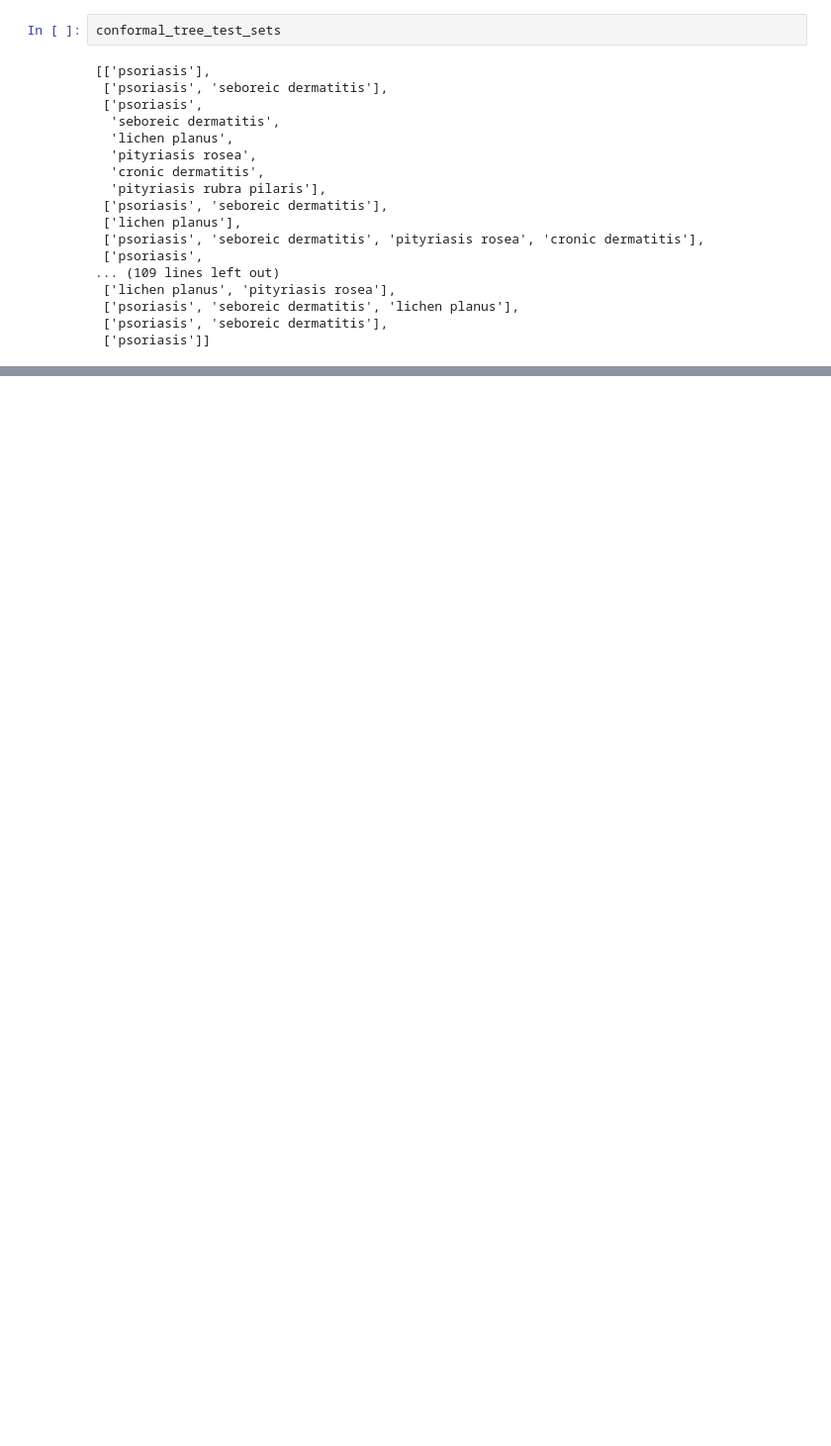
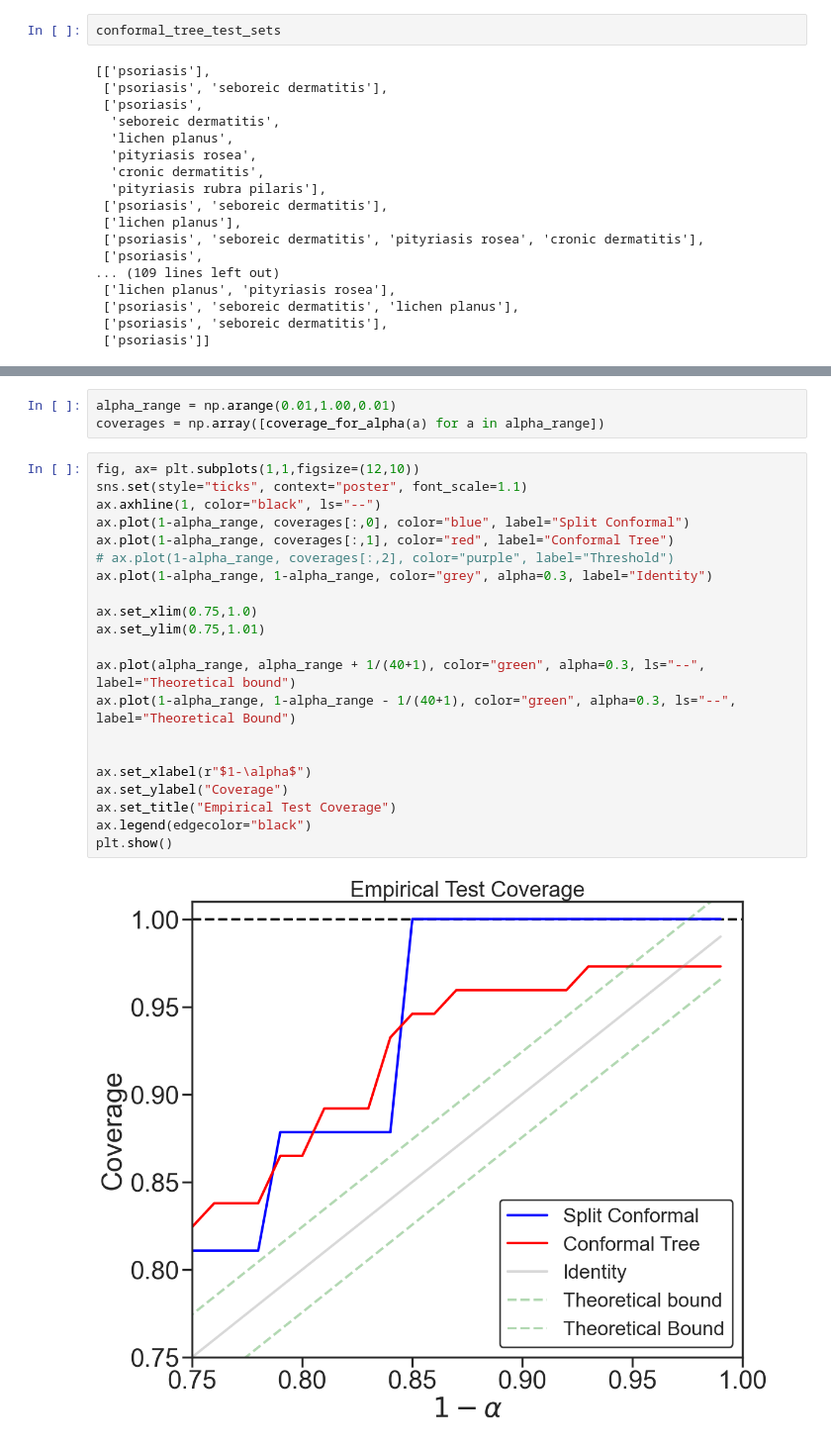
Before and after one commit to JungeumKim/conformal_tree, a Jupyter notebook: classification_demo.ipynb, the cells around one changed output, grey strips where cells are left out. Shown at 99% size. Drawn from its saved outputs; the diff is of its cells as text; blank space fills up the shorter version.

```diff
--- a/classification_demo.ipynb
+++ b/classification_demo.ipynb
@@ -146,0 +193,26 @@ conformal_tree_test_sets
+# %%
+alpha_range = np.arange(0.01,1.00,0.01)
+coverages = np.array([coverage_for_alpha(a) for a in alpha_range])
+# %%
+fig, ax= plt.subplots(1,1,figsize=(12,10))
+sns.set(style="ticks", context="poster", font_scale=1.1)
+ax.axhline(1, color="black", ls="--")
+ax.plot(1-alpha_range, coverages[:,0], color="blue", label="Split Conformal")
+ax.plot(1-alpha_range, coverages[:,1], color="red", label="Conformal Tree")
+# ax.plot(1-alpha_range, coverages[:,2], color="purple", label="Threshold")
+ax.plot(1-alpha_range, 1-alpha_range, color="grey", alpha=0.3, label="Identity")
+
+ax.set_xlim(0.75,1.0)
+ax.set_ylim(0.75,1.01)
+
+ax.plot(alpha_range, alpha_range + 1/(40+1), color="green", alpha=0.3, ls="--", label="Theoretical bound")
+ax.plot(1-alpha_range, 1-alpha_range - 1/(40+1), color="green", alpha=0.3, ls="--", label="Theoretical Bound")
+
+
+ax.set_xlabel(r"$1-\alpha$")
+ax.set_ylabel("Coverage")
+ax.set_title("Empirical Test Coverage")
+ax.legend(edgecolor="black")
+plt.show()
+# %% [output]
+[figure, added]
```
Also changed, not shown: parts of 9 cells of this notebook.
